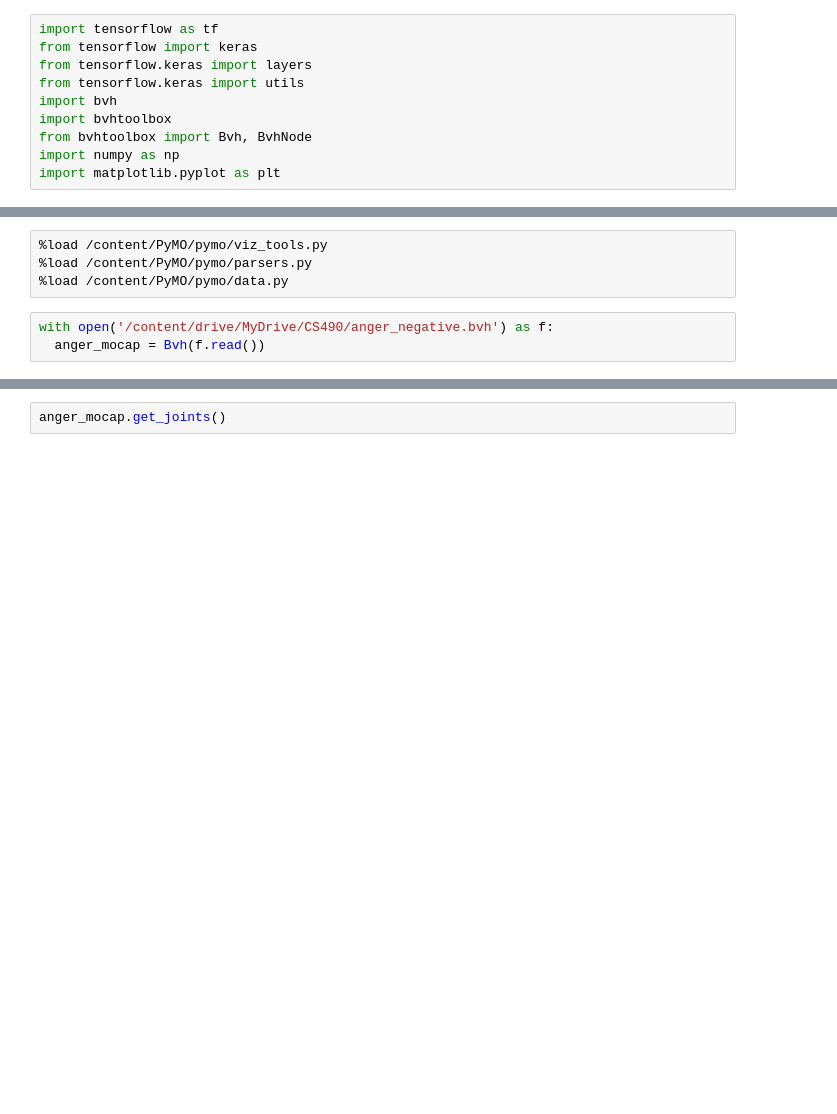
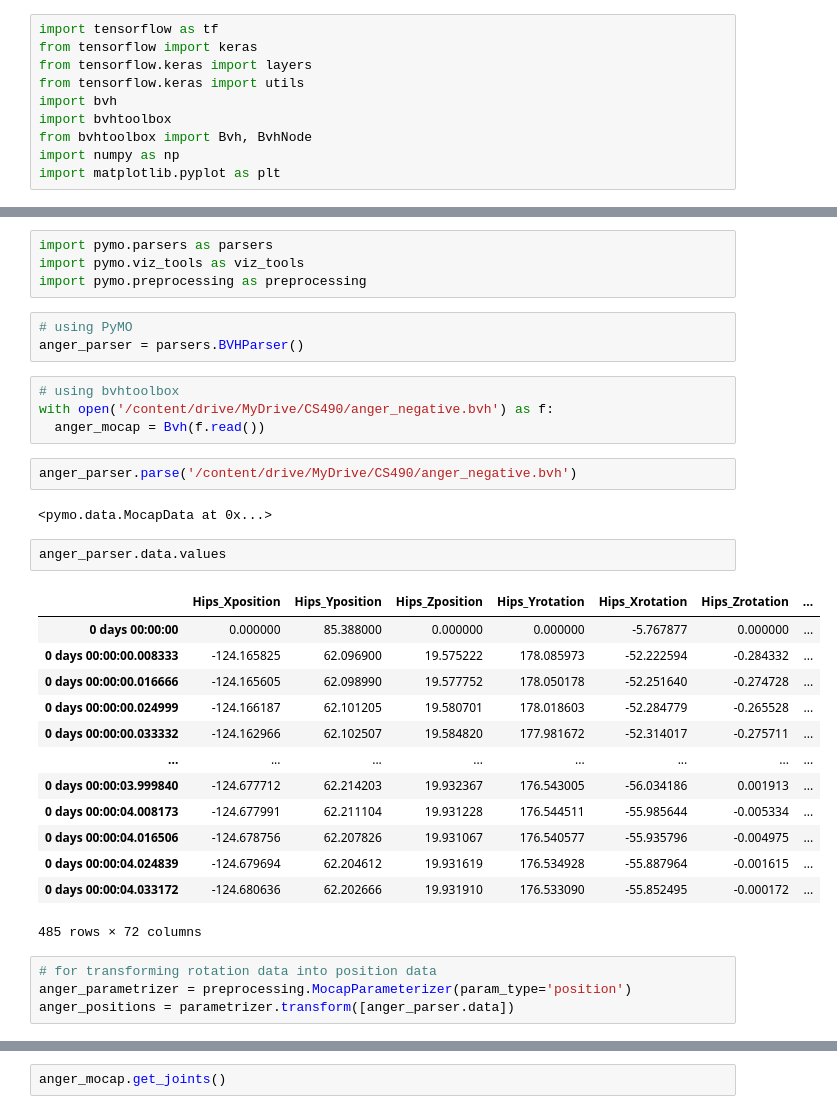
Before and after one commit to arnisafazla/CS490-Senior-Research-Project, a Jupyter notebook: CS_490_1_0.ipynb, the cells around one changed output, grey strips where cells are left out. Cells and saved outputs as stored; diff of their text form; blank space fills up the shorter version.

```diff
--- a/CS_490_1_0.ipynb
+++ b/CS_490_1_0.ipynb
@@ -56,7 +56,35 @@ fatal: destination path 'PyMO' already exists and is not an empty directory.
-# %%
-%load /content/PyMO/pymo/viz_tools.py
-%load /content/PyMO/pymo/parsers.py
-%load /content/PyMO/pymo/data.py
+# %%
+import pymo.parsers as parsers
+import pymo.viz_tools as viz_tools
+import pymo.preprocessing as preprocessing
+# %%
+# using PyMO
+anger_parser = parsers.BVHParser()
 # %%
+# using bvhtoolbox
 with open('/content/drive/MyDrive/CS490/anger_negative.bvh') as f:
   anger_mocap = Bvh(f.read())
+# %%
+anger_parser.parse('/content/drive/MyDrive/CS490/anger_negative.bvh')
+# %% [output]
+<pymo.data.MocapData at 0x...>
+# %%
+anger_parser.data.values
+# %% [output]
+|  | Hips_Xposition | Hips_Yposition | Hips_Zposition | Hips_Yrotation | Hips_Xrotation | Hips_Zrotation | ... |
+| 0 days 00:00:00 | 0.000000 | 85.388000 | 0.000000 | 0.000000 | -5.767877 | 0.000000 | ... |
+| 0 days 00:00:00.008333 | -124.165825 | 62.096900 | 19.575222 | 178.085973 | -52.222594 | -0.284332 | ... |
+| 0 days 00:00:00.016666 | -124.165605 | 62.098990 | 19.577752 | 178.050178 | -52.251640 | -0.274728 | ... |
+| 0 days 00:00:00.024999 | -124.166187 | 62.101205 | 19.580701 | 178.018603 | -52.284779 | -0.265528 | ... |
+| 0 days 00:00:00.033332 | -124.162966 | 62.102507 | 19.584820 | 177.981672 | -52.314017 | -0.275711 | ... |
+| ... | ... | ... | ... | ... | ... | ... | ... |
+| 0 days 00:00:03.999840 | -124.677712 | 62.214203 | 19.932367 | 176.543005 | -56.034186 | 0.001913 | ... |
+| 0 days 00:00:04.008173 | -124.677991 | 62.211104 | 19.931228 | 176.544511 | -55.985644 | -0.005334 | ... |
+| 0 days 00:00:04.016506 | -124.678756 | 62.207826 | 19.931067 | 176.540577 | -55.935796 | -0.004975 | ... |
+| 0 days 00:00:04.024839 | -124.679694 | 62.204612 | 19.931619 | 176.534928 | -55.887964 | -0.001615 | ... |
+| 0 days 00:00:04.033172 | -124.680636 | 62.202666 | 19.931910 | 176.533090 | -55.852495 | -0.000172 | ... |
+485 rows × 72 columns
+# %%
+# for transforming rotation data into position data
+anger_parametrizer = preprocessing.MocapParameterizer(param_type='position')
+anger_positions = parametrizer.transform([anger_parser.data])
```
Also changed, not shown: parts of 17 cells of this notebook.
